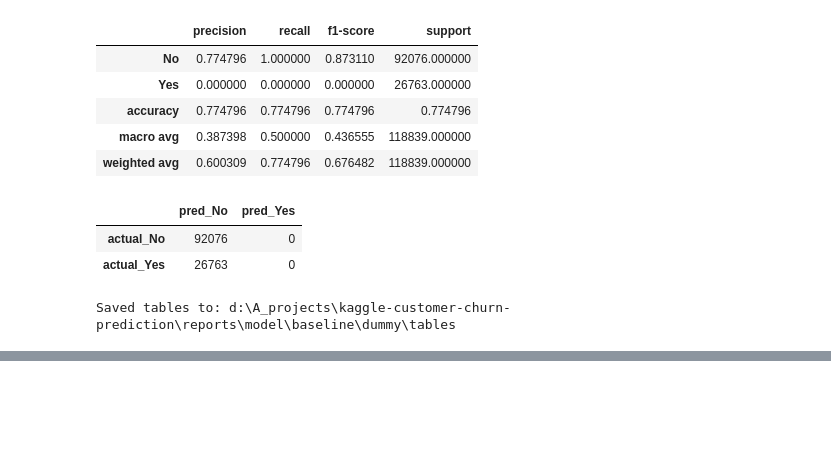
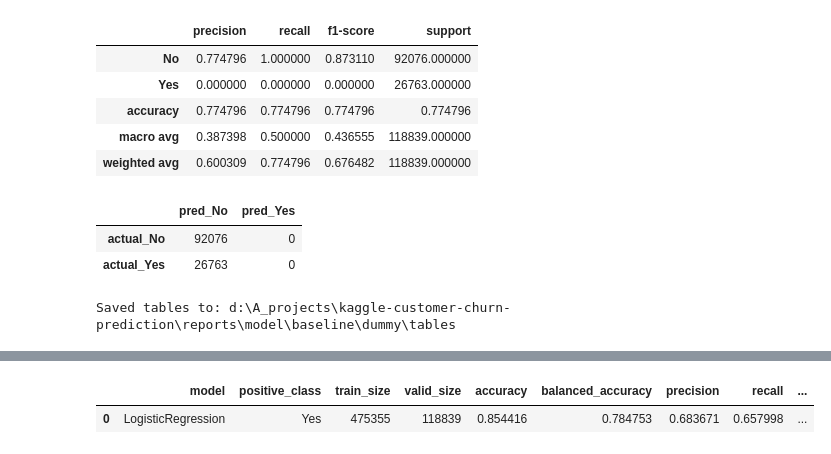
Before and after one commit to pcx-xust/kaggle-customer-churn-prediction, a Jupyter notebook: notebook/02_baseline_model.ipynb, the cells around one changed output, grey strips where cells are left out. Saved outputs shown, nothing was run; the diff lists cells and outputs as text; code cells hidden in the pictures; blank space fills up the shorter version.

```diff
--- a/notebook/02_baseline_model.ipynb
+++ b/notebook/02_baseline_model.ipynb
@@ -258,0 +398,37 @@ Saved tables to: d:\A_projects\kaggle-customer-churn-prediction\reports\model\ba
+# %%
+# 计算逻辑回归模型的评估指标
+logistic_metrics = {
+    "model": "LogisticRegression",
+    "positive_class": positive_class,
+    "train_size": len(X_train),
+    "valid_size": len(X_valid),
+    "accuracy": accuracy_score(y_valid, y_valid_pred_logistic),
+    "balanced_accuracy": balanced_accuracy_score(y_valid, y_valid_pred_logistic),
+    "precision": precision_score(
+        y_valid,
+        y_valid_pred_logistic,
+        pos_label=positive_class,
+        zero_division=0,
+    ),
+    "recall": recall_score(
+        y_valid,
+        y_valid_pred_logistic,
+        pos_label=positive_class,
+        zero_division=0,
+    ),
+    "f1": f1_score(
+        y_valid,
+        y_valid_pred_logistic,
+        pos_label=positive_class,
+        zero_division=0,
+    ),
+    "roc_auc": roc_auc_score(y_valid_binary, y_valid_proba_logistic),
+    "average_precision": average_precision_score(y_valid_binary, y_valid_proba_logistic),
+}
+
+logistic_metrics_df = pd.DataFrame([logistic_metrics])
+
+display(logistic_metrics_df)
+# %% [output]
+|  | model | positive_class | train_size | valid_size | accuracy | balanced_accuracy | precision | recall | ... |
+| 0 | LogisticRegression | Yes | 475355 | 118839 | 0.854416 | 0.784753 | 0.683671 | 0.657998 | ... |
```
Also changed, not shown: parts of 11 cells of this notebook, 7 other files.
